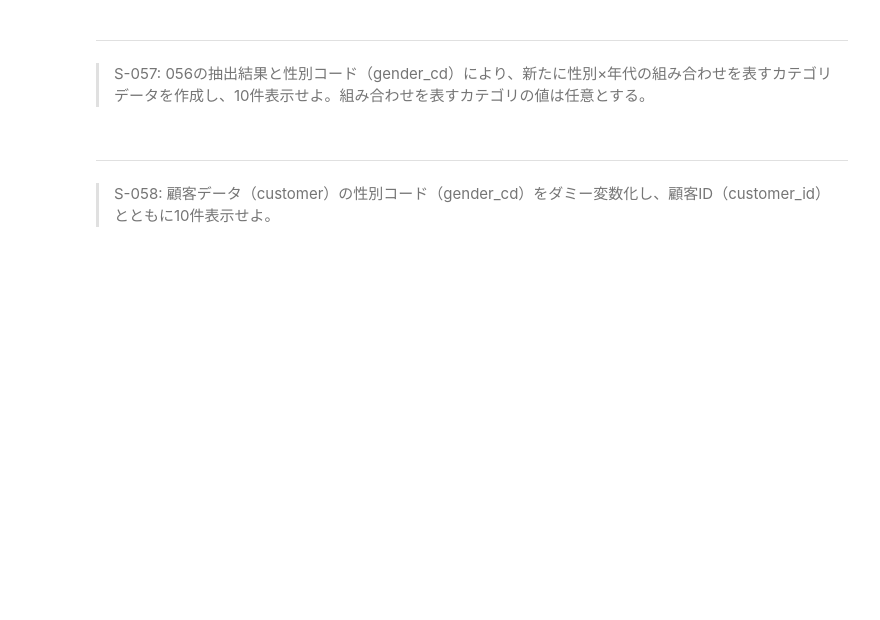
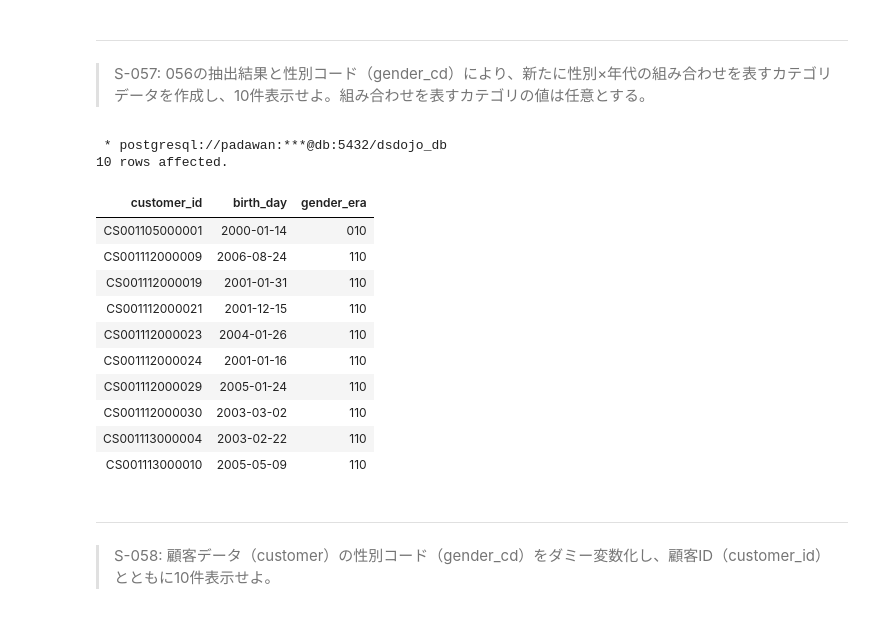
Before and after one commit to KJR020/100knocks-preprocess, a Jupyter notebook: docker/work/preprocess_knock_SQL.ipynb, the cells around one changed output. Drawn from its saved outputs; the diff is of its cells as text; code cells hidden in the pictures; blank space fills up the shorter version.

```diff
--- a/docker/work/preprocess_knock_SQL.ipynb
+++ b/docker/work/preprocess_knock_SQL.ipynb
@@ -1842,3 +1840,32 @@ LIMIT 10
+# %%
+%%sql
+
+-- 性別コード1桁と年代コード2桁を連結した性年代コードを生成する。
+SELECT
+    customer_id,
+    birth_day,
+    gender_cd || TO_CHAR(LEAST(CAST(TRUNC(age / 10) * 10 AS INTEGER), 60), 'FM00') AS gender_era
+FROM
+    customer
+GROUP BY
+    customer_id,
+    birth_day
+LIMIT 10
+;
+# %% [output]
+ * postgresql://padawan:***@db:5432/dsdojo_db
+10 rows affected.
+| customer_id | birth_day | gender_era |
+| CS001105000001 | 2000-01-14 | 010 |
+| CS001112000009 | 2006-08-24 | 110 |
+| CS001112000019 | 2001-01-31 | 110 |
+| CS001112000021 | 2001-12-15 | 110 |
+| CS001112000023 | 2004-01-26 | 110 |
+| CS001112000024 | 2001-01-16 | 110 |
+| CS001112000029 | 2005-01-24 | 110 |
+| CS001112000030 | 2003-03-02 | 110 |
+| CS001113000004 | 2003-02-22 | 110 |
+| CS001113000010 | 2005-05-09 | 110 |
 # %% [markdown]
 ---
 > S-058: 顧客データ（customer）の性別コード（gender_cd）をダミー変数化し、顧客ID（customer_id）とともに10件表示せよ。
```
Also changed, not shown: parts of 1 cell of this notebook.
